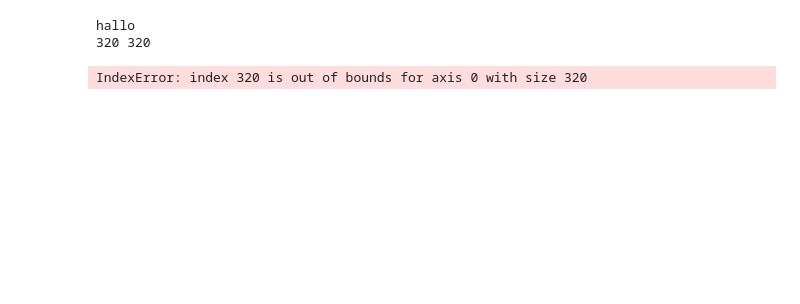
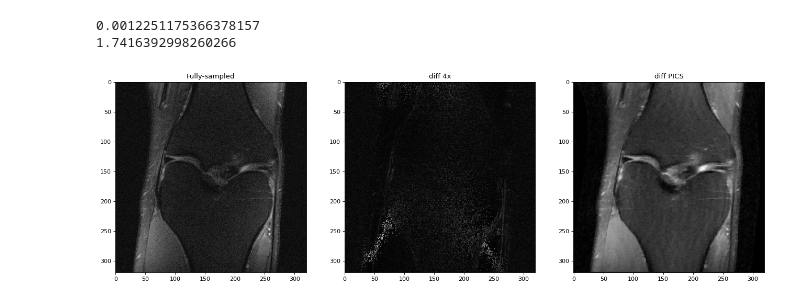
Before and after one commit to Samuel-van-Gurp/fastMRI, a Jupyter notebook: Samuel_notebooks/cs_notebook.ipynb, the cells around one changed output. Cells and saved outputs as stored; diff of their text form; code cells hidden in the pictures; blank space fills up the shorter version.

```diff
--- a/Samuel_notebooks/cs_notebook.ipynb
+++ b/Samuel_notebooks/cs_notebook.ipynb
@@ -47,13 +34,13 @@ def tensor_to_array(tensor):
 # %%
 
 # open file
-fname = '/scratch/svangurp/samuel/data/knee/train/file1000001.h5'
+fname = '/scratch/svangurp/samuel/data/knee/train/file1000002.h5'
 # read h5 file
 data = h5py.File(fname, 'r')
 # extract the multi coil k-space data
 kspace = data["kspace"][()]
 # selecting a single slice to work on
-slice = 10
+slice = 20
 
 target = np.fft.fftshift(np.fft.ifft2(np.fft.ifftshift(kspace[slice], axes=(-2, -1)), axes=(-2, -1)), axes=(-2, -1))
 
@@ -145,15 +148,44 @@ IndexError: index 320 is out of bounds for axis 0 with size 320
 # %%
-diff_4x = np.sqrt(np.subtract(target,linear_recon)**2)
+# calculate the differens from the recon to the fully sampled data, and calculate the rms error
+
+diff_4x = np.sqrt(abs(np.subtract(target,linear_recon))**2)
+
 rms_err_4x = abs(sum(sum(diff_4x)))
 print(rms_err_4x)
 
-diff_pics = np.sqrt(np.subtract(target,pred)**2)
+
+pred_array = tensor_to_array(pred)
+
+diff_pics = np.sqrt(np.subtract(target,pred_array)**2)
 rms_err_pics = abs(sum(sum(diff_pics)))
 print(rms_err_pics)
+# %% [output]
+0.0012251175366378157
+1.7416392998260266
-# %%
-target_array = tensor_to_array(target)
-print(target_array.dtype)
-# %% [output]
-hallo
-320 320
-IndexError: index 320 is out of bounds for axis 0 with size 320
+# %%
+diff_4x = np.subtract(target,linear_recon)
+diff_pics = np.subtract(target,pred_array)
+
+# plotting
+plt.figure(figsize=(20,18), dpi = 80)
+plt.subplot(1, 3, 1)
+
+plt.imshow(np.abs(target), cmap='gray')
+
+plt.title('Fully-sampled')
+
+plt.subplot(1, 3, 2)
+
+plt.imshow(np.abs(diff_4x), cmap='gray')
+
+plt.title('diff 4x')
+
+plt.subplot(1, 3, 3)
+
+plt.imshow(np.abs(diff_pics), cmap='gray')
+
+plt.title('diff PICS')
+
+plt.show()
+# %% [output]
+[figure, added]
```
Also changed, not shown: parts of 13 cells of this notebook, 3 other files.
